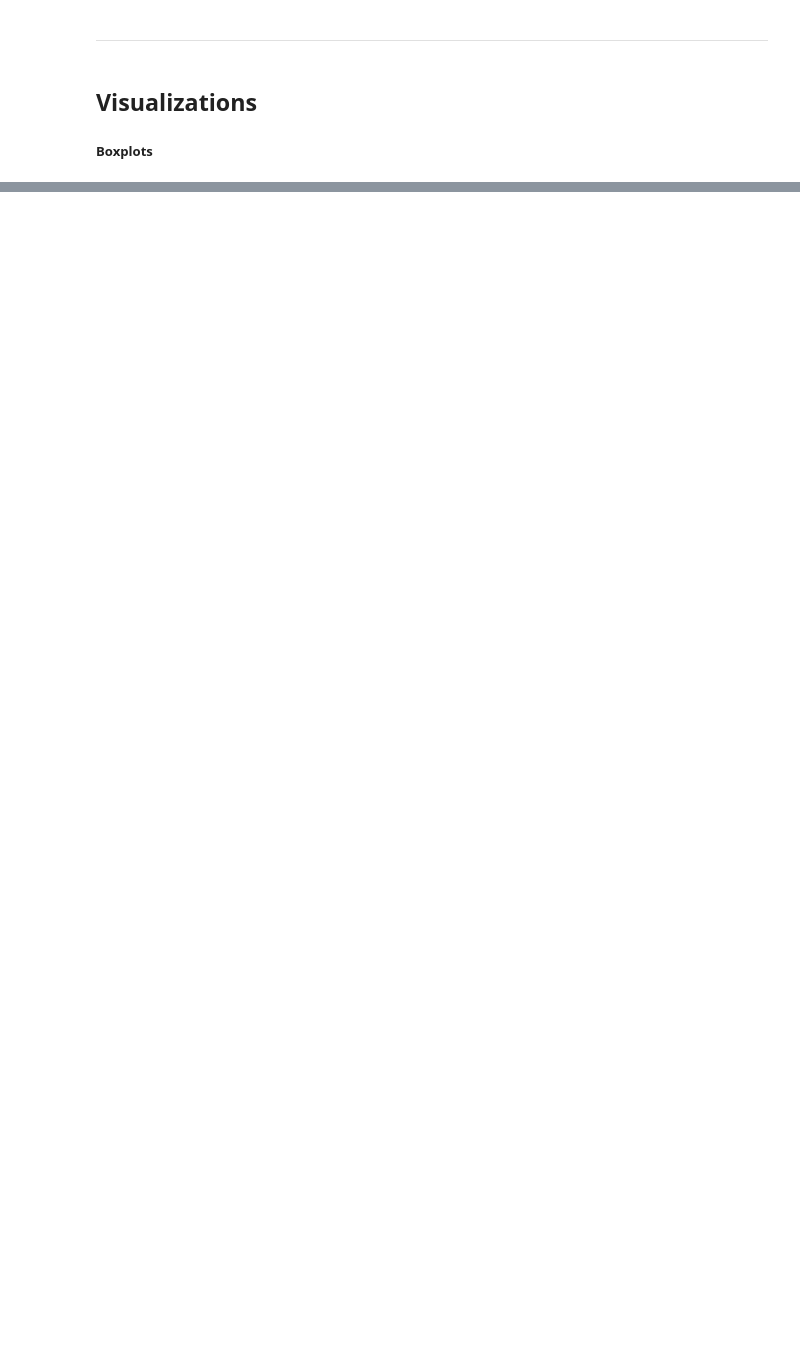
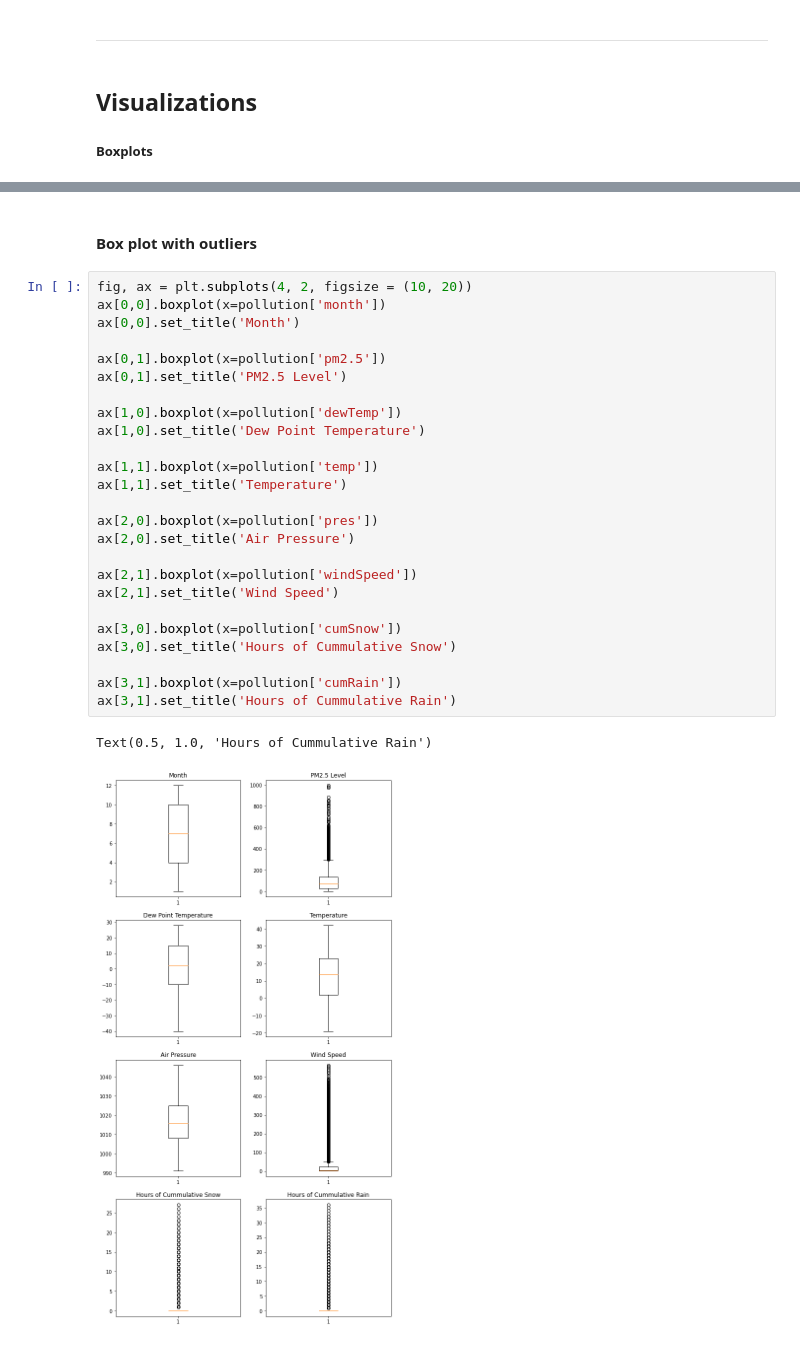
Before and after one commit to sverma1012/pollution, a Jupyter notebook: Part2_Data_Cleaning.ipynb, the cells around one changed output, grey strips where cells are left out. Saved outputs shown, nothing was run; the diff lists cells and outputs as text; blank space fills up the shorter version.

Commit message:
Boxplot and Scatterplot

```diff
--- a/Part2_Data_Cleaning.ipynb
+++ b/Part2_Data_Cleaning.ipynb
@@ -215,0 +235,30 @@ The data frame without outliers is 0.94 % smaller than the original dataframe
+# %% [markdown]
+#### Box plot with outliers
+# %%
+fig, ax = plt.subplots(4, 2, figsize = (10, 20))
+ax[0,0].boxplot(x=pollution['month'])
+ax[0,0].set_title('Month')
+
+ax[0,1].boxplot(x=pollution['pm2.5'])
+ax[0,1].set_title('PM2.5 Level')
+
+ax[1,0].boxplot(x=pollution['dewTemp'])
+ax[1,0].set_title('Dew Point Temperature')
+
+ax[1,1].boxplot(x=pollution['temp'])
+ax[1,1].set_title('Temperature')
+
+ax[2,0].boxplot(x=pollution['pres'])
+ax[2,0].set_title('Air Pressure')
+
+ax[2,1].boxplot(x=pollution['windSpeed'])
+ax[2,1].set_title('Wind Speed')
+
+ax[3,0].boxplot(x=pollution['cumSnow'])
+ax[3,0].set_title('Hours of Cummulative Snow')
+
+ax[3,1].boxplot(x=pollution['cumRain'])
+ax[3,1].set_title('Hours of Cummulative Rain')
+# %% [output]
+Text(0.5, 1.0, 'Hours of Cummulative Rain')
+[figure, added]
```
Also changed, not shown: parts of 14 cells of this notebook.
